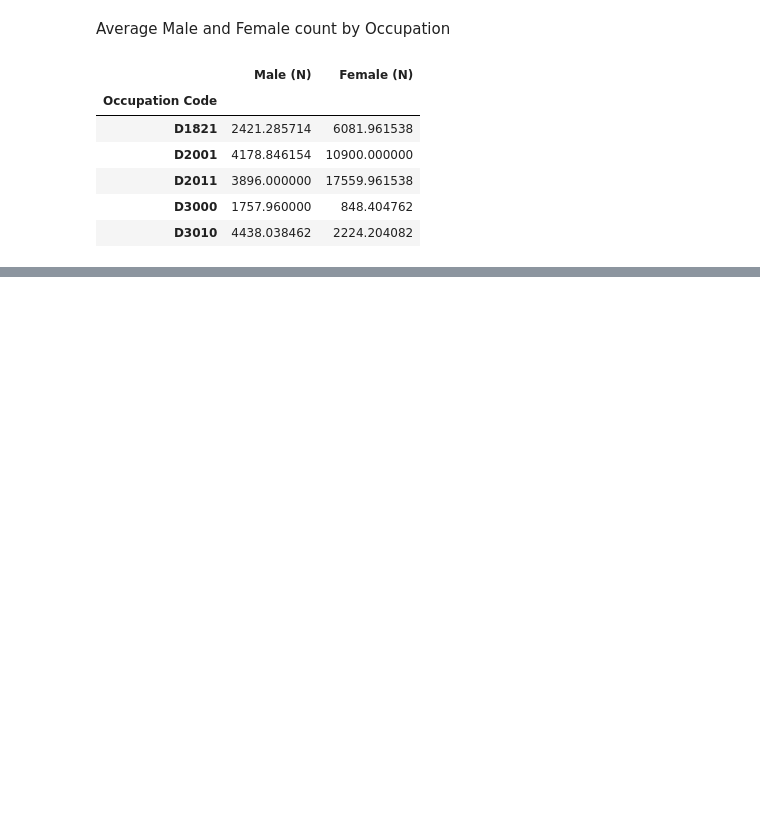
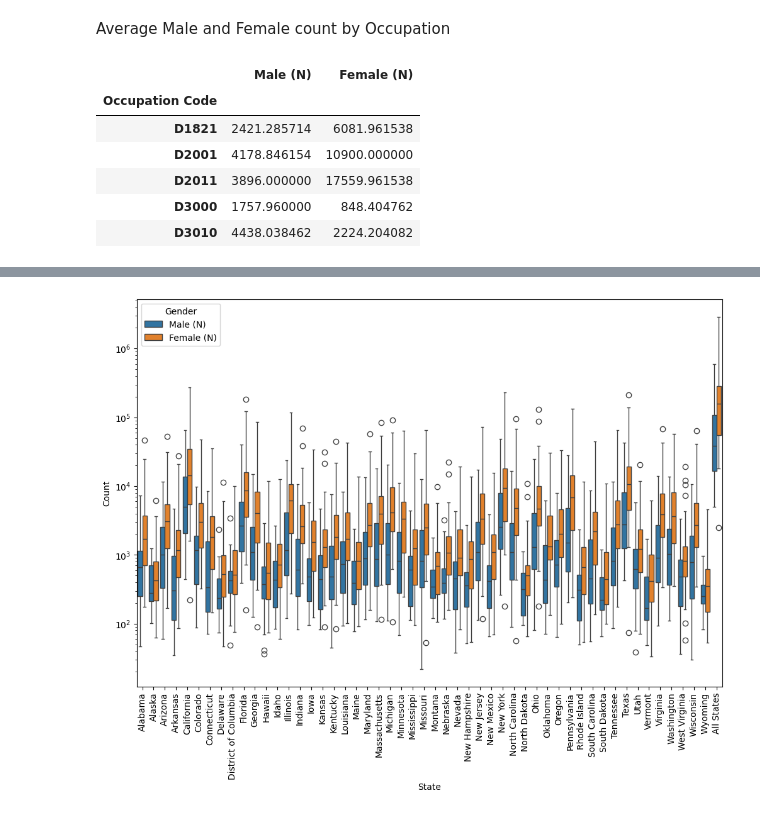
Before and after one commit to BTExpress1/healthCareAccess, a Jupyter notebook: notebooks/Capstone_Two.ipynb, the cells around one changed output, grey strips where cells are left out. Saved outputs shown, nothing was run; the diff lists cells and outputs as text; code cells hidden in the pictures; blank space fills up the shorter version.

```diff
--- a/notebooks/Capstone_Two.ipynb
+++ b/notebooks/Capstone_Two.ipynb
@@ -361,0 +393,13 @@ occupation_gender_mean.head()
+# %%
+#Use the pd.melt function, pass in the ahrf_data columns 'Geographic Name', 'Male (N)', and 'Female (N)' only,
+#specify 'Geographic Name' for `id_vars`
+#gather the count from the 'Male (N)' and 'Female (N)' columns using the `value_vars` argument,
+#call the resultant price column 'Count' via the `value_name` argument,
+#name the gender indicator column 'Gender' via the `var_name` argument
+
+gender_representation = pd.melt(ahrf_data[['Geography Name','Male (N)','Female (N)', 'Occupation Code']],
+                        id_vars=['Geography Name', 'Occupation Code'],
+                        var_name='Gender',
+                        value_vars=['Male (N)','Female (N)'],
+                        value_name='Count',)
+# I want to explore group by occupation before melt
@@ -361,0 +449,12 @@ occupation_gender_mean.head()
+# %%
+#Create a seaborn boxplot of the gender count dataframe we created above,
+#with 'Geographic Name' on the x-axis, 'Count' as the y-value, and a hue that indicates 'Gender'
+#This will use boxplot's x, y, hue, and data arguments.
+#using log scale to make chart readable.
+plt.subplots(figsize=(12, 8))
+sns.boxplot(x='Geography Name', y='Count', hue='Gender', data=gender_representation, log_scale=True)
+plt.xticks(rotation='vertical')
+plt.ylabel('Count')
+plt.xlabel('State');
+# %% [output]
+[figure, added]
```
Also changed, not shown: parts of 17 cells of this notebook.
